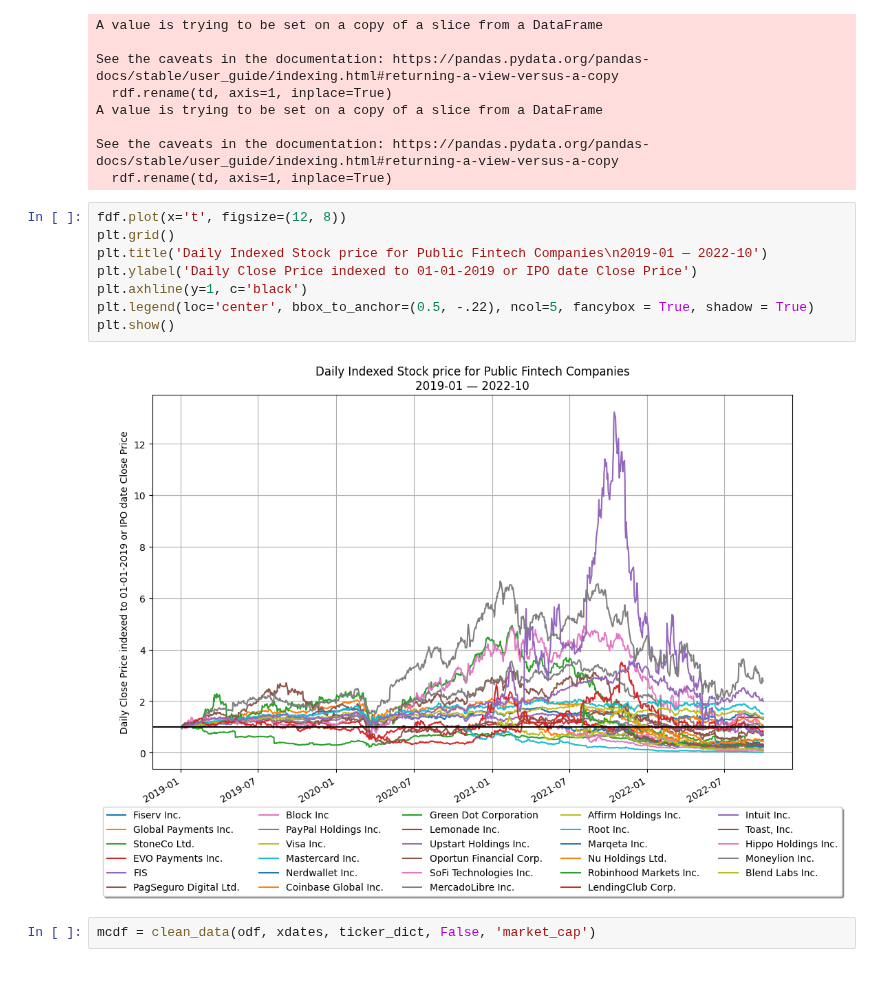
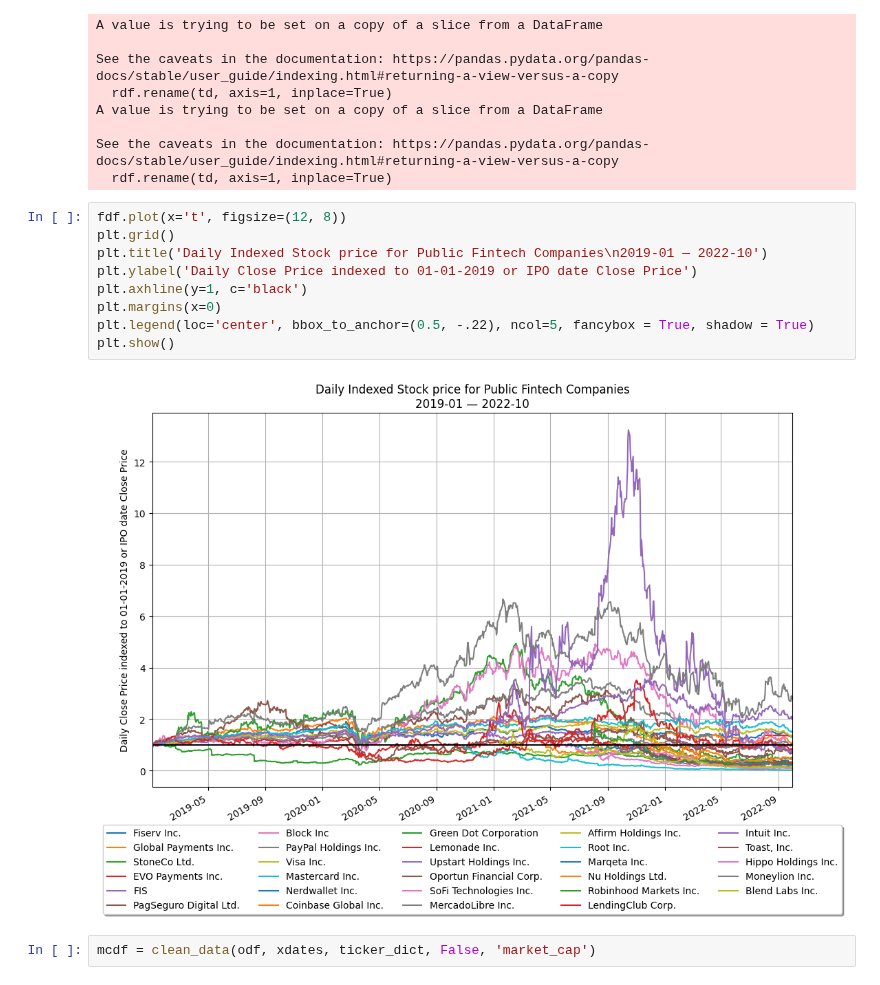
Before and after one commit to franciscojavierarceo/Python, a Jupyter notebook: notebooks/fintech-stocks.ipynb, the cells around one changed output. Saved outputs shown, nothing was run; the diff lists cells and outputs as text.

```diff
--- a/notebooks/fintech-stocks.ipynb
+++ b/notebooks/fintech-stocks.ipynb
@@ -230,13 +230,14 @@ See the caveats in the documentation: https://pandas.pydata.org/pandas-docs/stab
 # %%
 fdf.plot(x='t', figsize=(12, 8))
 plt.grid()
 plt.title('Daily Indexed Stock price for Public Fintech Companies\n2019-01 — 2022-10')
 plt.ylabel('Daily Close Price indexed to 01-01-2019 or IPO date Close Price')
 plt.axhline(y=1, c='black')
+plt.margins(x=0)
 plt.legend(loc='center', bbox_to_anchor=(0.5, -.22), ncol=5, fancybox = True, shadow = True)
 plt.show()
 # %% [output]
-[figure, old version]
+[figure, new version]
 # %%
 mcdf = clean_data(odf, xdates, ticker_dict, False, 'market_cap')
 # %% [output]
```
Also changed, not shown: parts of 2 cells of this notebook.
